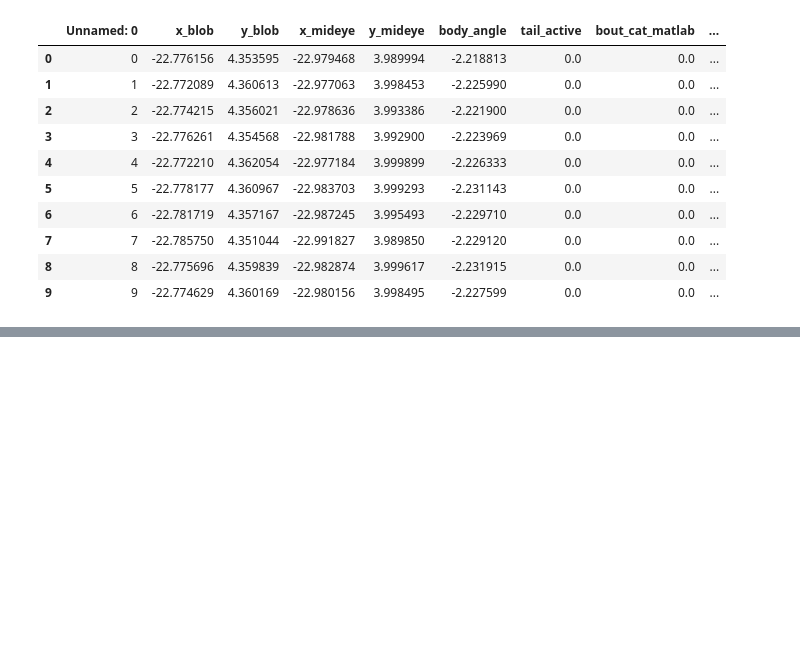
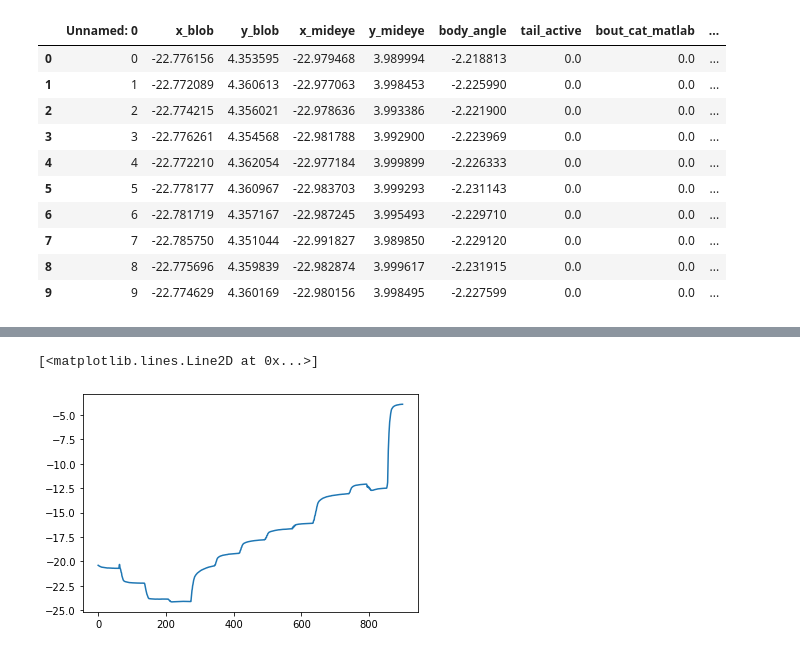
Before and after one commit to orger-lab/megabouts, a Jupyter notebook: megabouts/super_resolution_pipeline.ipynb, the cells around one changed output, grey strips where cells are left out. Cells and saved outputs as stored; diff of their text form; code cells hidden in the pictures; blank space fills up the shorter version.

```diff
--- a/megabouts/super_resolution_pipeline.ipynb
+++ b/megabouts/super_resolution_pipeline.ipynb
@@ -574,0 +124,10 @@ ax.plot(sub_bouts_array_flat[k,:140]/scale_x,sub_bouts_array_flat[k,140:140*2]/s
+# %%
+# Define sample for tuning model:
+IdSt = np.random.randint(x_sub.shape[0])
+Duration = 10*new_fps
+x_,y_,angle_ = x_sub[IdSt:IdSt+Duration],y_sub[IdSt:IdSt+Duration],body_angle_sub[IdSt:IdSt+Duration]
+# %%
+plt.plot(x_)
+# %% [output]
+[<matplotlib.lines.Line2D at 0x...>]
+[figure, added]
```
Also changed, not shown: parts of 104 cells of this notebook, 9 other files.
